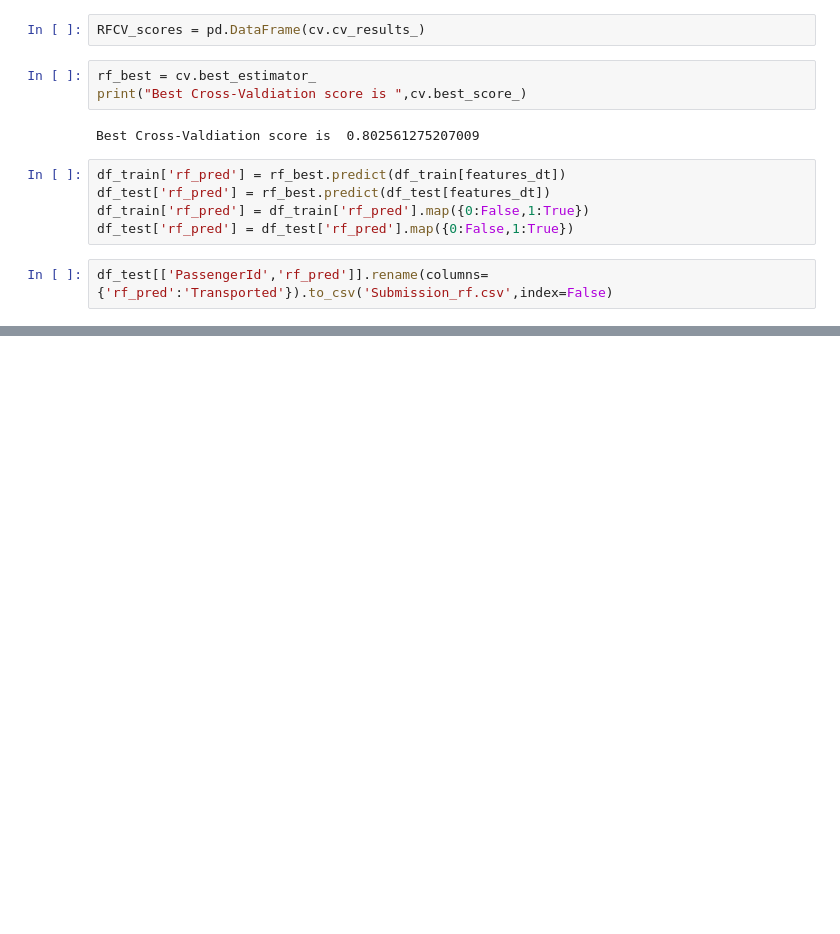
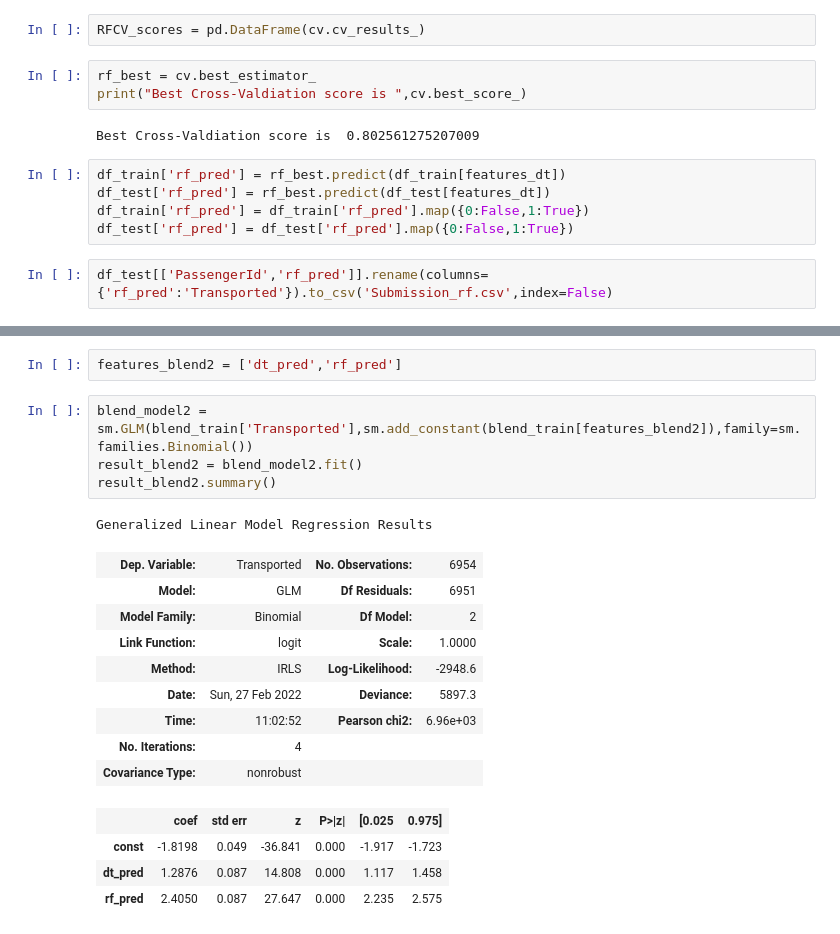
Before and after one commit to Vishu-Gupta/MLProjects, a Jupyter notebook: 01 Kaggle Projects/04 Spaceship_Titanic/Main.ipynb, the cells around one changed output, grey strips where cells are left out. Saved outputs shown, nothing was run; the diff lists cells and outputs as text; blank space fills up the shorter version.

```diff
--- a/01 Kaggle Projects/04 Spaceship_Titanic/Main.ipynb
+++ b/01 Kaggle Projects/04 Spaceship_Titanic/Main.ipynb
@@ -740,0 +764,21 @@ Successfully submitted to Spaceship Titanic
+# %%
+features_blend2 = ['dt_pred','rf_pred']
+# %%
+blend_model2 = sm.GLM(blend_train['Transported'],sm.add_constant(blend_train[features_blend2]),family=sm.families.Binomial())
+result_blend2 = blend_model2.fit()
+result_blend2.summary()
+# %% [output]
+Generalized Linear Model Regression Results
+| Dep. Variable: | Transported | No. Observations: | 6954 |
+| Model: | GLM | Df Residuals: | 6951 |
+| Model Family: | Binomial | Df Model: | 2 |
+| Link Function: | logit | Scale: | 1.0000 |
+| Method: | IRLS | Log-Likelihood: | -2948.6 |
+| Date: | Sun, 27 Feb 2022 | Deviance: | 5897.3 |
+| Time: | 11:02:52 | Pearson chi2: | 6.96e+03 |
+| No. Iterations: | 4 |  |  |
+| Covariance Type: | nonrobust |  |  |
+|  | coef | std err | z | P>|z| | [0.025 | 0.975] |
+| const | -1.8198 | 0.049 | -36.841 | 0.000 | -1.917 | -1.723 |
+| dt_pred | 1.2876 | 0.087 | 14.808 | 0.000 | 1.117 | 1.458 |
+| rf_pred | 2.4050 | 0.087 | 27.647 | 0.000 | 2.235 | 2.575 |
```
Also changed, not shown: parts of 19 cells of this notebook.
